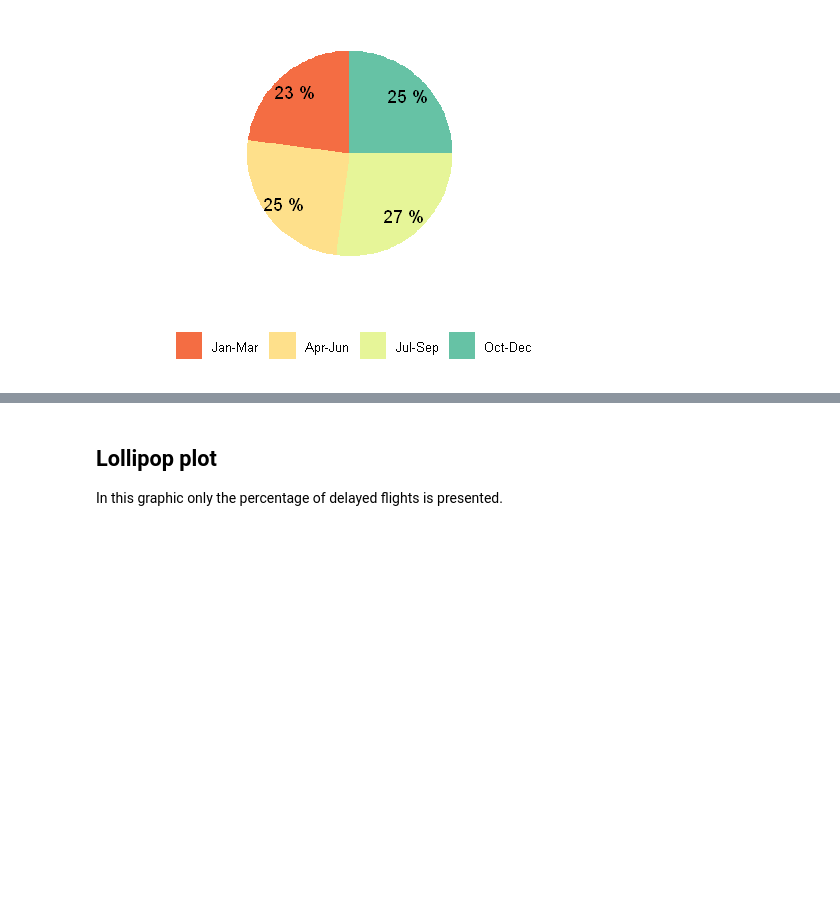
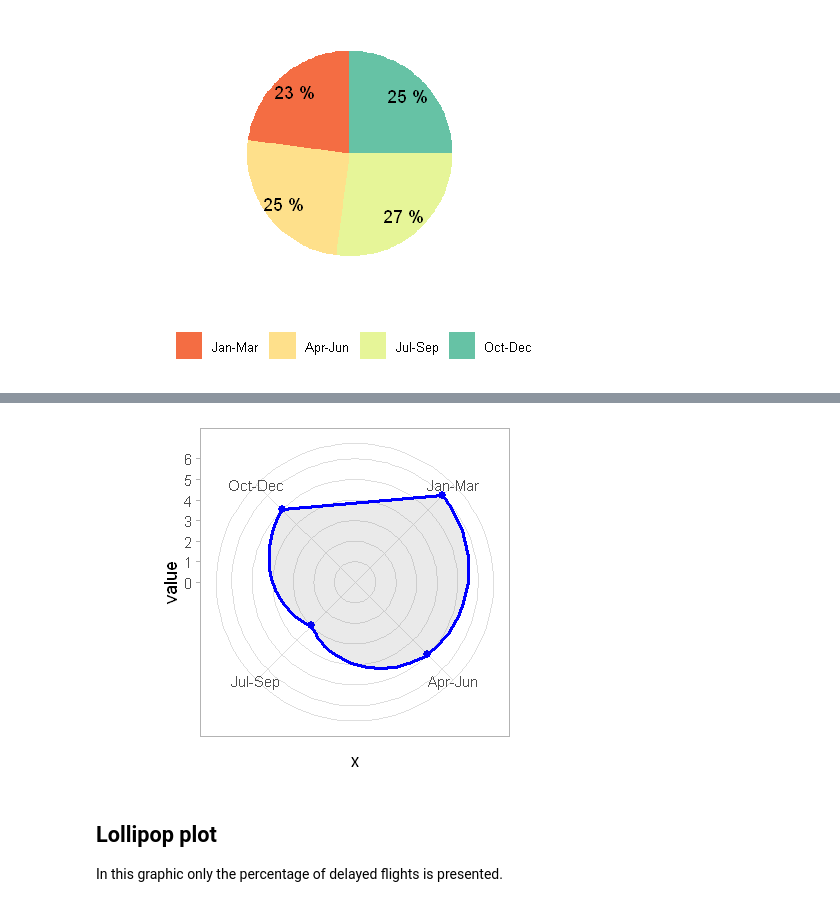
Before and after one commit to eogasawara/mylibrary, a Jupyter notebook: myGraphics.ipynb, the cells around one changed output, grey strips where cells are left out. Cells and saved outputs as stored; diff of their text form; code cells hidden in the pictures; blank space fills up the shorter version.

```diff
--- a/myGraphics.ipynb
+++ b/myGraphics.ipynb
@@ -193,3 +199,12 @@ plot(grfpie)
+# %%
+radar_data <- data %>% filter(Year==2016 & variable=='Delays') %>% select(x = Months, value=value)
+radar_data$x <- factor(radar_data$x,levels = c('Jan-Mar','Apr-Jun','Jul-Sep','Oct-Dec'))
+
+grf <- plot.radar(series=radar_data, color=c("Blue"))
+grf <- grf + ylim(0, round(max(radar_data$value)))
+plot(grf)
+# %% [output]
+[figure, added]
 # %% [markdown]
 ## Lollipop plot
 
```
Also changed, not shown: parts of 1 cell of this notebook.
